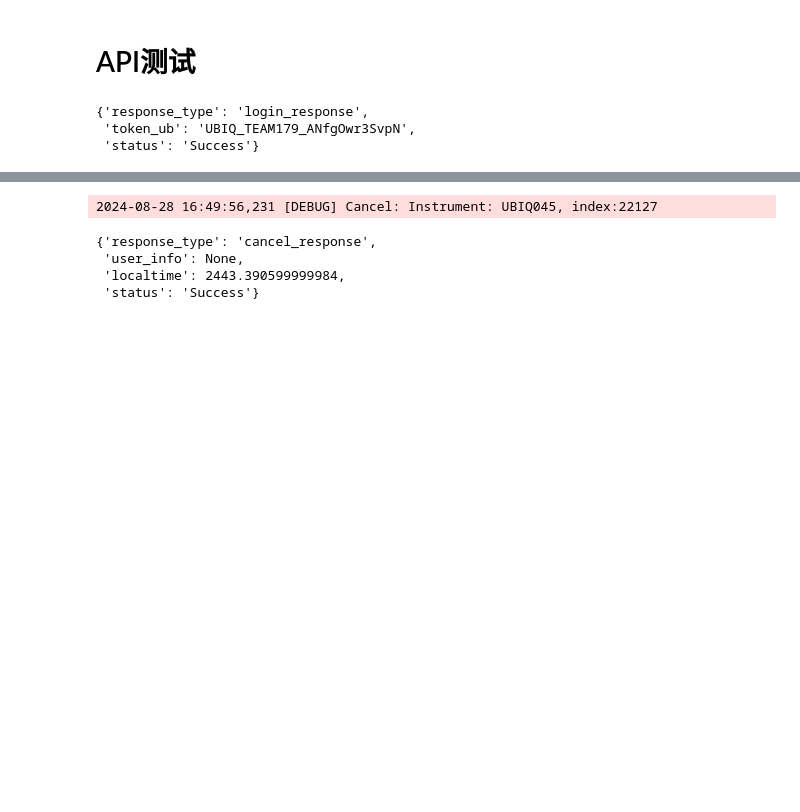
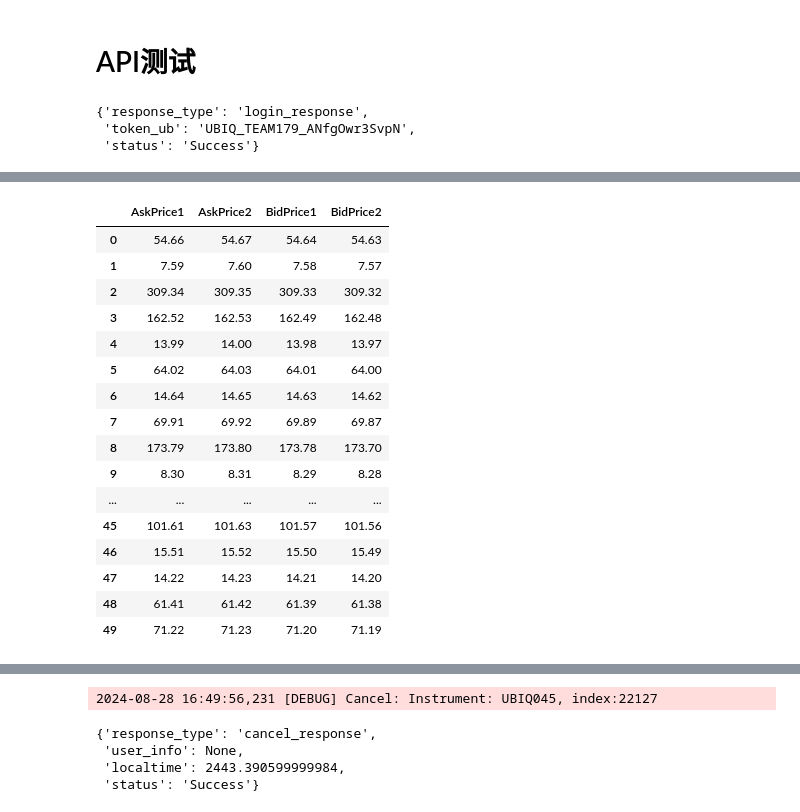
Before and after one commit to XuanofXXX/JiuKun-Quant, a Jupyter notebook: test.ipynb, the cells around one changed output, grey strips where cells are left out. Saved outputs shown, nothing was run; the diff lists cells and outputs as text; code cells hidden in the pictures; blank space fills up the shorter version.

```diff
--- a/test.ipynb
+++ b/test.ipynb
@@ -472,0 +533,3 @@ api.sendGetActiveOrder(token_ub)['instruments']
+# %%
+lob_info = api.sendGetAllLimitOrderBooks(token_ub)
+lob_df = convert_LOB_response_to_df_format(lob_info['lobs'])
@@ -472,0 +591,20 @@ api.sendGetActiveOrder(token_ub)['instruments']
+# %%
+lob_df[['AskPrice1', 'AskPrice2', 'BidPrice1', 'BidPrice2']]
+# %% [output]
+|  | AskPrice1 | AskPrice2 | BidPrice1 | BidPrice2 |
+| 0 | 54.66 | 54.67 | 54.64 | 54.63 |
+| 1 | 7.59 | 7.60 | 7.58 | 7.57 |
+| 2 | 309.34 | 309.35 | 309.33 | 309.32 |
+| 3 | 162.52 | 162.53 | 162.49 | 162.48 |
+| 4 | 13.99 | 14.00 | 13.98 | 13.97 |
+| 5 | 64.02 | 64.03 | 64.01 | 64.00 |
+| 6 | 14.64 | 14.65 | 14.63 | 14.62 |
+| 7 | 69.91 | 69.92 | 69.89 | 69.87 |
+| 8 | 173.79 | 173.80 | 173.78 | 173.70 |
+| 9 | 8.30 | 8.31 | 8.29 | 8.28 |
+| ... | ... | ... | ... | ... |
+| 45 | 101.61 | 101.63 | 101.57 | 101.56 |
+| 46 | 15.51 | 15.52 | 15.50 | 15.49 |
+| 47 | 14.22 | 14.23 | 14.21 | 14.20 |
+| 48 | 61.41 | 61.42 | 61.39 | 61.38 |
+| 49 | 71.22 | 71.23 | 71.20 | 71.19 |
```
Also changed, not shown: parts of 12 cells of this notebook, 59 other files.
